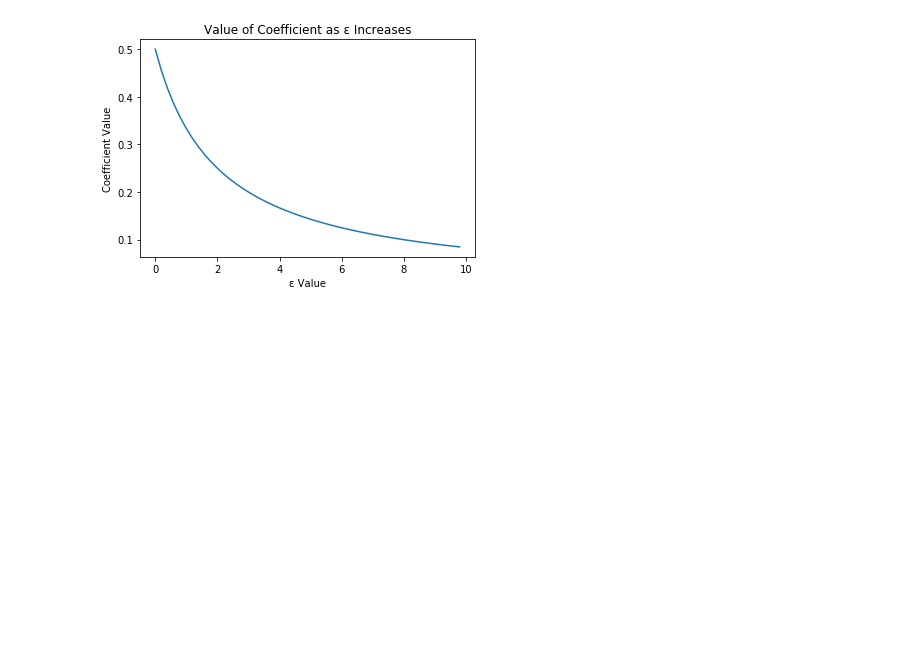
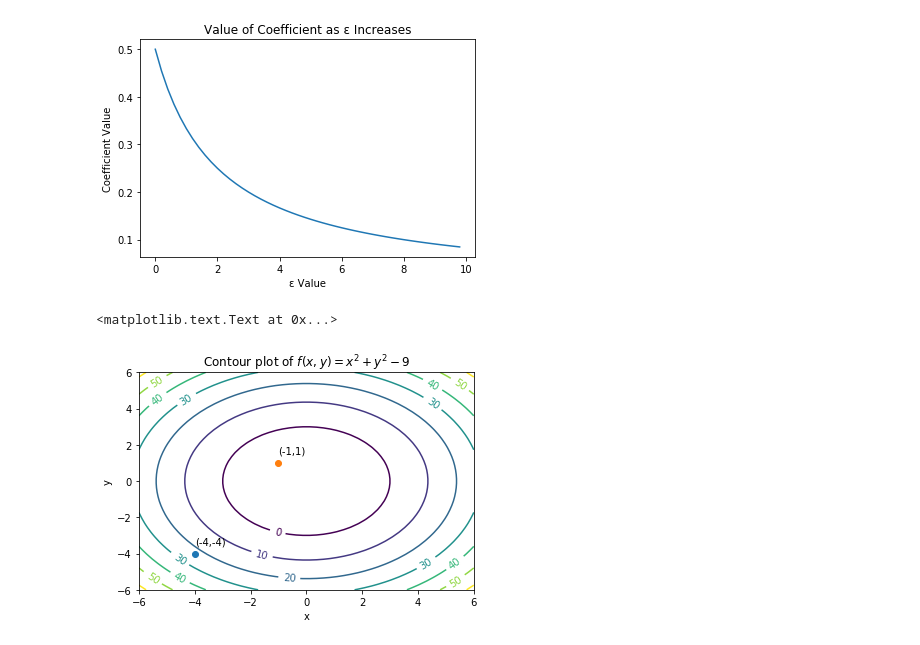
Before and after one commit to 1202kbs/Understanding-NN, a Jupyter notebook: 2.3 Layer-wise Relevance Propagation (1).ipynb, the cells around one changed output. Drawn from its saved outputs; the diff is of its cells as text; code cells hidden in the pictures; blank space fills up the shorter version.

Commit message:
Modify figure

```diff
--- a/2.3 Layer-wise Relevance Propagation (1).ipynb
+++ b/2.3 Layer-wise Relevance Propagation (1).ipynb
@@ -59,0 +65,23 @@ ax.plot(t, 1 - (1 + t) / (2 + t))
+# %%
+x = np.linspace(-6., 6., 50)
+y = np.linspace(-6., 6., 50)
+X, Y = np.meshgrid(x, y)
+
+def f(x, y):
+    return x ** 2 + y ** 2 - 9
+
+Z = f(X, Y)
+
+cp = plt.contour(X, Y, Z)
+plt.clabel(cp, inline=True, fontsize=10, fmt='%1.0f')
+plt.title(r'Contour plot of $f(x,y) = x^2 + y^2 - 9$')
+plt.xlabel('x')
+plt.ylabel('y')
+plt.scatter(-4, -4)
+plt.scatter(-1, 1)
+plt.text(-4, -3.5, '(-4,-4)')
+plt.text(-1, 1.5, '(-1,1)')
+plt.arrow(-1, 1, 1, -1, )
+# %% [output]
+<matplotlib.text.Text at 0x...>
+[figure, added]
```
Also changed, not shown: parts of 1 cell of this notebook, 1 other file.
